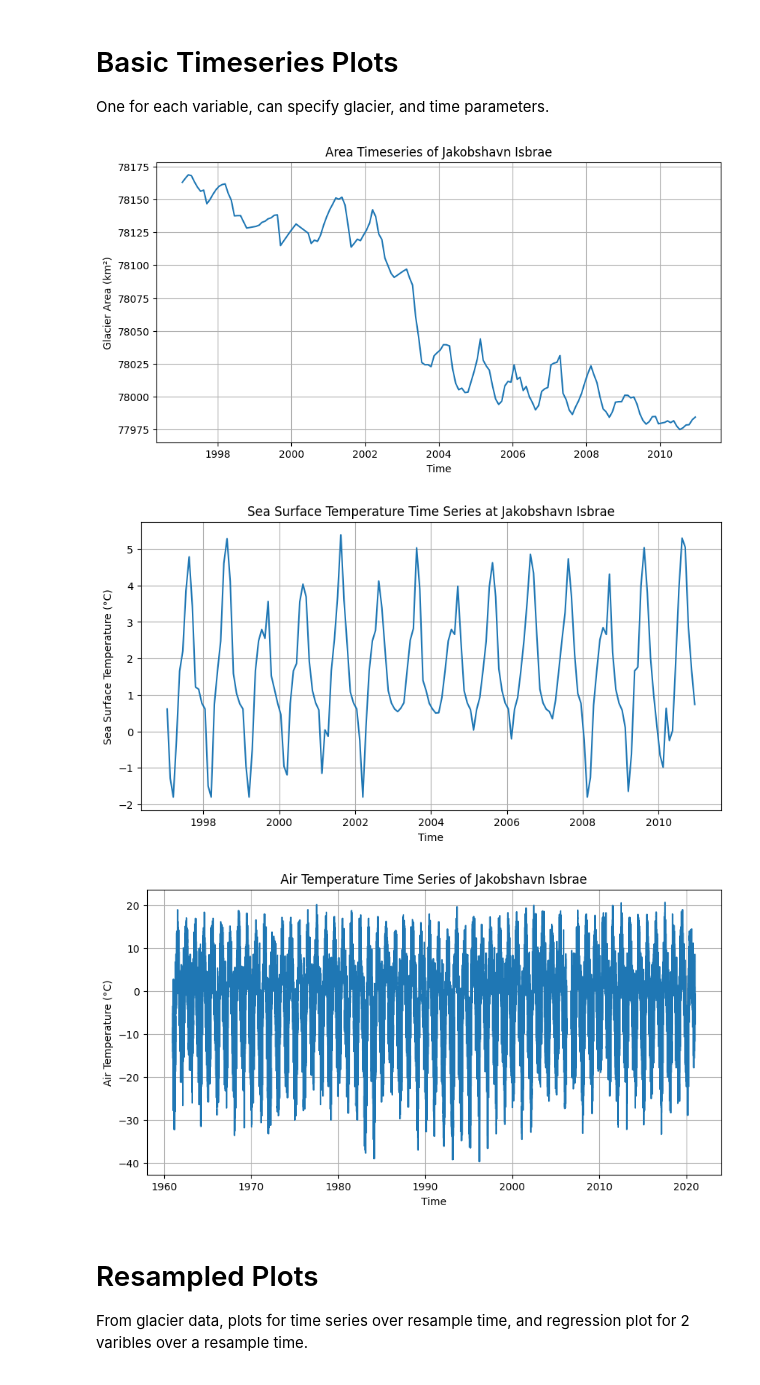
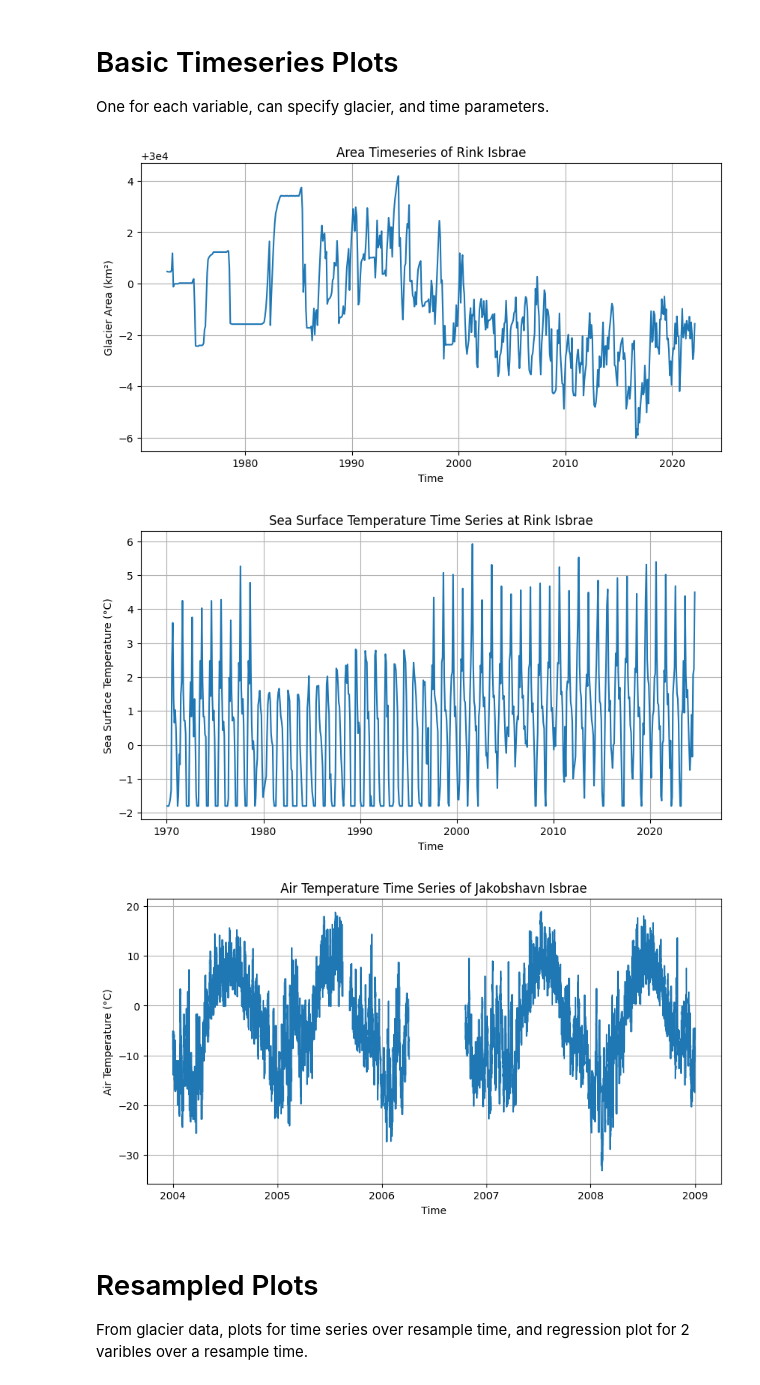
Before and after one commit to joelbarron06/ESDA2_Project, a Jupyter notebook: project_code.ipynb, the cells around one changed output. Cells and saved outputs as stored; diff of their text form; code cells hidden in the pictures.

```diff
--- a/project_code.ipynb
+++ b/project_code.ipynb
@@ -317,9 +321,9 @@ glacier_df.head()
 One for each variable, can specify glacier, and time parameters.
 # %%
 # Glacier Area Time Series Plot for glacier of choice with time restriction
-GLACIER = 'Jakobshavn Isbrae'
-START_TIME = '1997-01-01'
-END_TIME = '2010-12-31'
+GLACIER = 'Rink Isbrae'
+START_TIME = '1970-01-01'
+END_TIME = '2025-12-31'
 
 restricted_time = (glacier_timeseries.index >= START_TIME) & (glacier_timeseries.index <= END_TIME)
 glacier_area_plot = glacier_timeseries.loc[restricted_time, GLACIER]
@@ -332,12 +336,12 @@ plt.ylabel('Glacier Area (km²)')
 plt.grid()
 plt.show()
 # %% [output]
-[figure, old version]
+[figure, new version]
 # %%
 # SST Time Series Plot for glacier of choice, with time restriction
-GLACIER = 'Jakobshavn Isbrae'
-START_TIME = '1997-01-01'
-END_TIME = '2010-12-31'
+GLACIER = 'Rink Isbrae'
+START_TIME = '1970-01-01'
+END_TIME = '2025-12-31'
 
 target_location = (glacier_locations[GLACIER]['lat'], glacier_locations[GLACIER]['lon'])
 ind_lat, ind_lon = pick_closest_SST(sst_lat, sst_lon, sst, target_location)
@@ -355,29 +359,29 @@ plt.ylabel('Sea Surface Temperature (°C)')
 plt.grid()
 plt.show()
 # %% [output]
-[figure, old version]
+[figure, new version]
 # %%
 # Airtemp Time Series Plot for glacier of choice with time restriction
 GLACIER = 'Jakobshavn Isbrae'
-START_TIME = '1920-01-01'
-END_TIME = '2020-12-31'
+START_TIME = '2004-01-01'
+END_TIME = '2008-12-31'
 
 target_location = (glacier_locations[GLACIER]['lat'], glacier_locations[GLACIER]['lon'])
 station_number = pick_closest_airtemp(station_details, target_location)
 airtemp_data = metdata[str(station_number)]
 
 restricted_time = (airtemp_data.index >= START_TIME) & (airtemp_data.index <= END_TIME)
 airtemp_plot = airtemp_data.loc[restricted_time]
 
 plt.figure(figsize=(10,5))
 plt.plot(airtemp_plot.index, airtemp_plot['airtemp'])
 plt.title(f'Air Temperature Time Series of {GLACIER}')
 plt.xlabel('Time')
 plt.ylabel('Air Temperature (°C)')
 plt.grid()
 plt.show()
 # %% [output]
-[figure, old version]
+[figure, new version]
 # %% [markdown]
 # Resampled Plots
 
```
Also changed, not shown: parts of 5 cells of this notebook.
